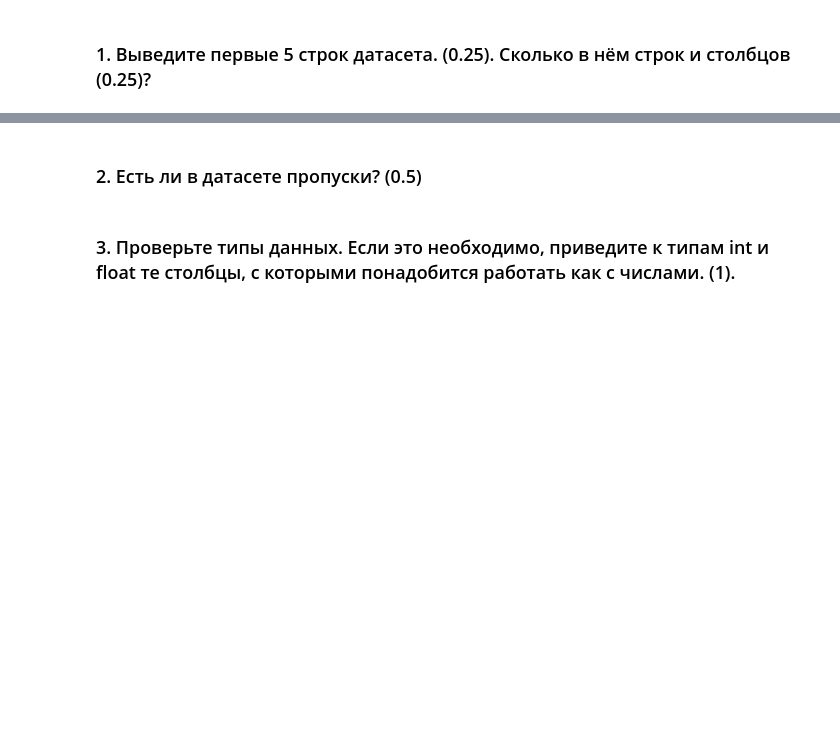
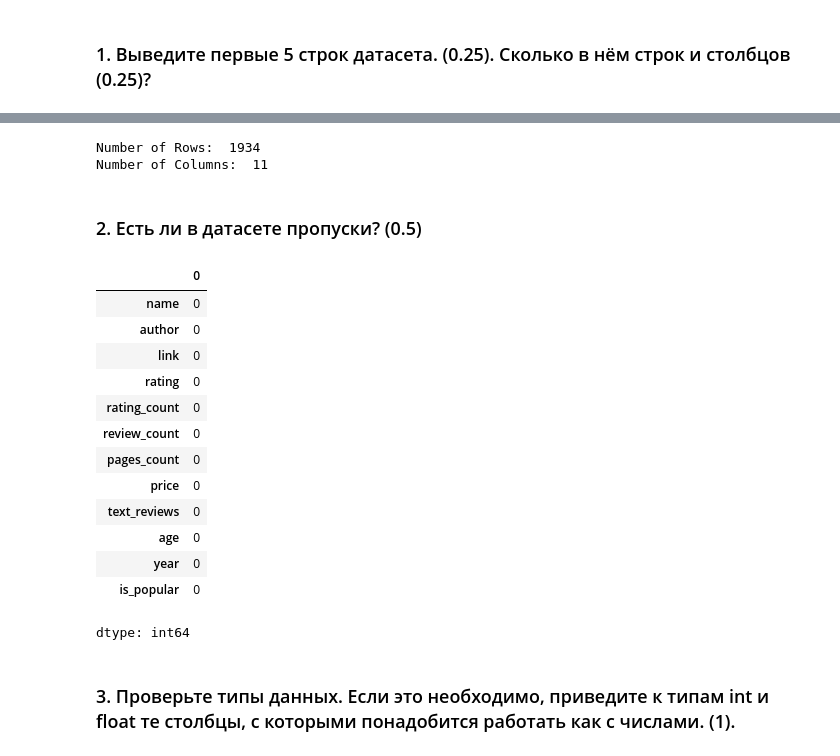
Before and after one commit to xanderkov/DL_Subjets, a Jupyter notebook: F_Ковель_Александр_Денисович.ipynb, the cells around one changed output, grey strips where cells are left out. Saved outputs shown, nothing was run; the diff lists cells and outputs as text; code cells hidden in the pictures; blank space fills up the shorter version.

```diff
--- a/F_Ковель_Александр_Денисович.ipynb
+++ b/F_Ковель_Александр_Денисович.ipynb
@@ -53,7 +50,7 @@ ModuleNotFoundError: No module named 'unidecode'
 @dataclass
 class Book:
   name: str
-  author: str
+  author: str | None
   link: str
   rating: float
   rating_count: int
@@ -96,24 +93,25 @@ def get_current_book(current_book_url: str) -> Book | None:
     age_rating = pages_count
     table = book_soup.find_all('div', {'class', 'CharacteristicsBlock_characteristic__4pi7v'})
     year = table[1].contents[1].contents[0].split()[-1]
-
+    if price:
+      price = float(price.strong.contents[0].replace("&nbsp", "").replace(u"\xa0", "").replace(",", ".")[:-1])
+    else:
+      price = .0
 
     result = Book(
           name=name.contents[0],
-          author=author.div.span.contents[0],
+          author=author.div.span.contents[0] if author else None,
           link=current_book_url,
           rating=float(rating.attrs["content"]),
           rating_count=int(rating_count.attrs["content"]),
           review_count=int(review_count.contents[0]) if review_count else 0,
           pages_count=int(pages_count.p.contents[0].split()[1]),
-          price=float(price.strong.contents[0].replace("&nbsp", "").replace(u"\xa0", "")[:-1]),
+          price=price,
           text_reviews=[t.p.contents[0] for t in text_reviews if t.p] if text_reviews else 0,
           age=int(age_rating.contents[-1].contents[0][:-1]),
           year=int(year)
     )
   except Exception as e:
-    print(price.strong.contents[0].replace("&nbsp", "").replace(" ", ""))
-    print(e)
     print(traceback.format_exc())
     print(current_book_url)
   return result
@@ -134,5 +132,5 @@ for page in tqdm(range(N), desc="Books Pages"):
   response = requests.get(next_link)
   soup = BeautifulSoup(response.text, 'html.parser')
   books = soup.find_all('div', {'class': 'ArtDefault_cover__text__HKF_g'})
-  time.sleep(0.5)
+  time.sleep(0.1)
 # %% [output]
@@ -155,4 +300,31 @@ df.head(5)
+# %%
+# computing number of rows
+rows = len(df.axes[0])
+
+cols = len(df.axes[1])
+print("Number of Rows: ", rows)
+print("Number of Columns: ", cols)
+# %% [output]
+Number of Rows:  1934
+Number of Columns:  11
 # %% [markdown]
 ### 2. Есть ли в датасете пропуски? (0.5)
+# %%
+df.isna().sum()
+# %% [output]
+|  | 0 |
+| name | 0 |
+| author | 0 |
+| link | 0 |
+| rating | 0 |
+| rating_count | 0 |
+| review_count | 0 |
+| pages_count | 0 |
+| price | 0 |
+| text_reviews | 0 |
+| age | 0 |
+| year | 0 |
+| is_popular | 0 |
+dtype: int64
 # %% [markdown]
 ### 3. Проверьте типы данных. Если это необходимо, приведите к типам int и float те столбцы, с которыми понадобится работать как с числами. (1).
```
Also changed, not shown: parts of 14 cells of this notebook.
